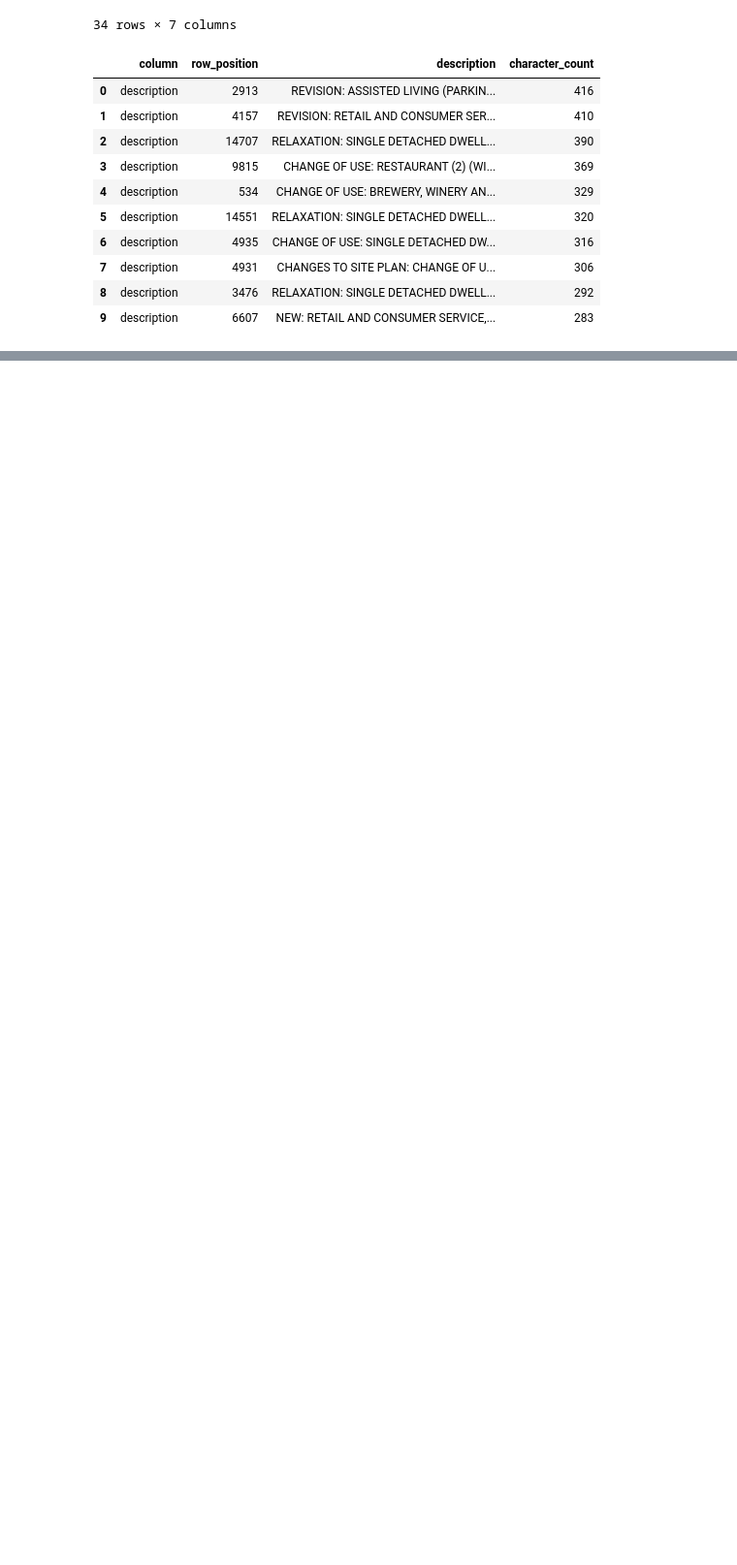
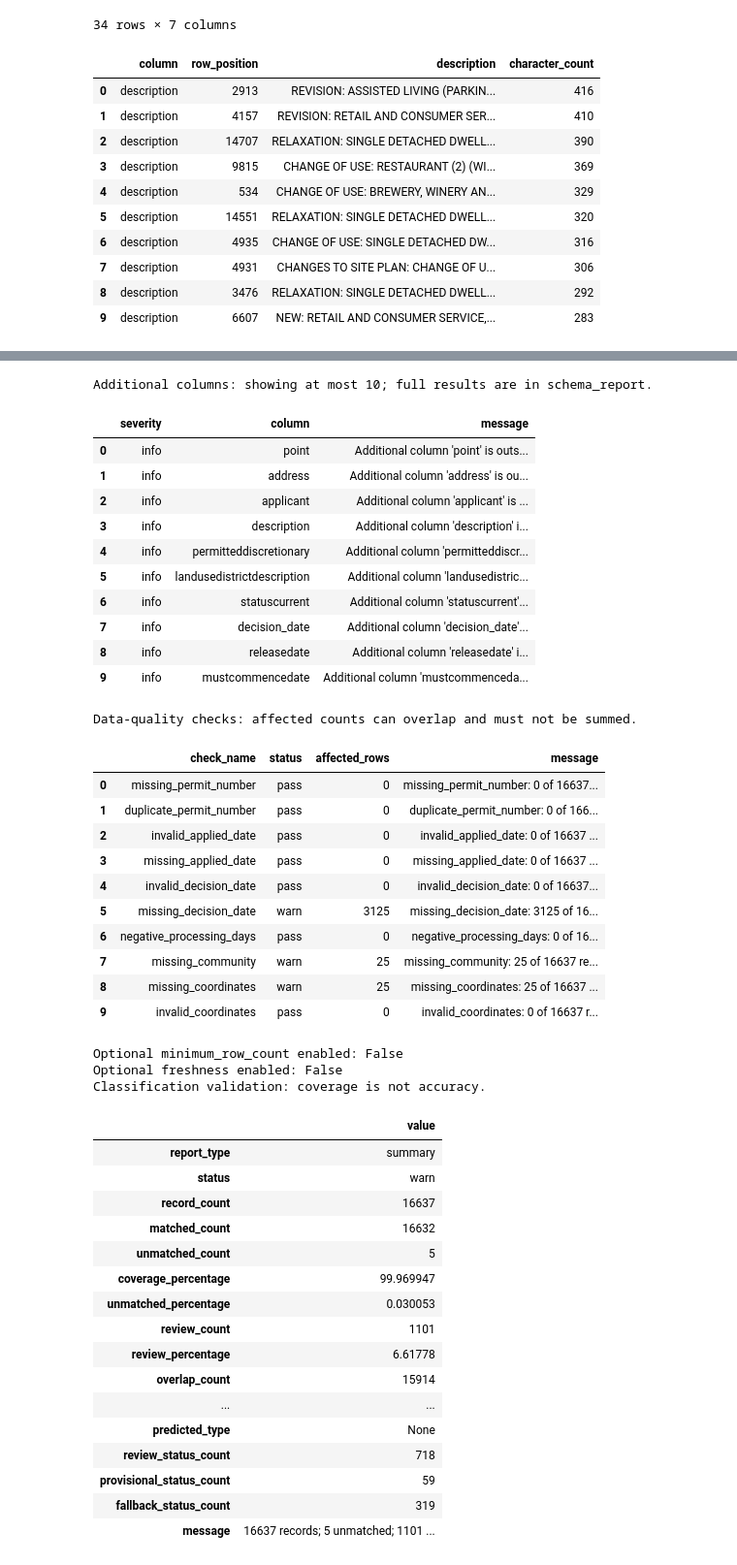
Before and after one commit to alby1976/Data110_DP_Activity, a Jupyter notebook: notebooks/01_permit_exploration.ipynb, the cells around one changed output, grey strips where cells are left out. Shown at 97% size. Drawn from its saved outputs; the diff is of its cells as text; code cells hidden in the pictures; blank space fills up the shorter version.

```diff
--- a/notebooks/01_permit_exploration.ipynb
+++ b/notebooks/01_permit_exploration.ipynb
@@ -486,30 +568,30 @@ Additional source and derived columns are informational. Missing prerequisites a
 
 No independent human-labelled audit sample is supplied here, so accuracy remains unknown and no confusion matrix is produced. Coverage and rule status labels do not establish accuracy.
 # %%
-validation_input = classified.copy(deep=True)
+validation_input = featured.copy(deep=True)
 quality_settings = config.raw["quality_checks"]
 schema_issues = SchemaValidator().validate(
-    classified, required_columns=quality_settings["required_columns"],
+    featured, required_columns=quality_settings["required_columns"],
 )
 schema_report = pd.DataFrame(
     [asdict(issue) for issue in schema_issues],
     columns=["severity", "column", "message"],
 )
-quality_results = DataQualityValidator().validate(classified, settings=quality_settings)
+quality_results = DataQualityValidator().validate(featured, settings=quality_settings)
 quality_report = pd.DataFrame(
     [asdict(result) for result in quality_results],
     columns=["check_name", "status", "affected_rows", "message"],
 )
-classification_validation = ClassificationValidator().validate(classified, rules=rules)
+classification_validation = ClassificationValidator().validate(featured, rules=rules)
 
-assert_frame_equal(classified, validation_input)
+assert_frame_equal(featured, validation_input)
 assert_frame_equal(cleaned, cleaned_before)
 assert_frame_equal(raw, raw_before)
 summary = classification_validation.loc[
     classification_validation["report_type"].eq("summary")
 ].iloc[0]
-assert int(summary["record_count"]) == len(classified)
-assert int(summary["matched_count"] + summary["unmatched_count"]) == len(classified)
+assert int(summary["record_count"]) == len(featured)
+assert int(summary["matched_count"] + summary["unmatched_count"]) == len(featured)
 
 print("Schema findings by severity (additional columns are informational):")
 display(schema_report.groupby("severity").size().rename("findings").to_frame())
@@ -527,3 +609,4 @@ print("Classification validation: coverage is not accuracy.")
 with pd.option_context("display.max_rows", None, "display.max_colwidth", 160):
     display(summary.to_frame("value"))
 print("All validation strategies preserved input records.")
+# %% [output]
@@ -529,0 +618,44 @@ print("All validation strategies preserved input records.")
+Additional columns: showing at most 10; full results are in schema_report.
+|  | severity | column | message |
+| 0 | info | point | Additional column 'point' is outs... |
+| 1 | info | address | Additional column 'address' is ou... |
+| 2 | info | applicant | Additional column 'applicant' is ... |
+| 3 | info | description | Additional column 'description' i... |
+| 4 | info | permitteddiscretionary | Additional column 'permitteddiscr... |
+| 5 | info | landusedistrictdescription | Additional column 'landusedistric... |
+| 6 | info | statuscurrent | Additional column 'statuscurrent'... |
+| 7 | info | decision_date | Additional column 'decision_date'... |
+| 8 | info | releasedate | Additional column 'releasedate' i... |
+| 9 | info | mustcommencedate | Additional column 'mustcommenceda... |
+Data-quality checks: affected counts can overlap and must not be summed.
+|  | check_name | status | affected_rows | message |
+| 0 | missing_permit_number | pass | 0 | missing_permit_number: 0 of 16637... |
+| 1 | duplicate_permit_number | pass | 0 | duplicate_permit_number: 0 of 166... |
+| 2 | invalid_applied_date | pass | 0 | invalid_applied_date: 0 of 16637 ... |
+| 3 | missing_applied_date | pass | 0 | missing_applied_date: 0 of 16637 ... |
+| 4 | invalid_decision_date | pass | 0 | invalid_decision_date: 0 of 16637... |
+| 5 | missing_decision_date | warn | 3125 | missing_decision_date: 3125 of 16... |
+| 6 | negative_processing_days | pass | 0 | negative_processing_days: 0 of 16... |
+| 7 | missing_community | warn | 25 | missing_community: 25 of 16637 re... |
+| 8 | missing_coordinates | warn | 25 | missing_coordinates: 25 of 16637 ... |
+| 9 | invalid_coordinates | pass | 0 | invalid_coordinates: 0 of 16637 r... |
+Optional minimum_row_count enabled: False
+Optional freshness enabled: False
+Classification validation: coverage is not accuracy.
+|  | value |
+| report_type | summary |
+| status | warn |
+| record_count | 16637 |
+| matched_count | 16632 |
+| unmatched_count | 5 |
+| coverage_percentage | 99.969947 |
+| unmatched_percentage | 0.030053 |
+| review_count | 1101 |
+| review_percentage | 6.61778 |
+| overlap_count | 15914 |
+| ... | ... |
+| predicted_type | None |
+| review_status_count | 718 |
+| provisional_status_count | 59 |
+| fallback_status_count | 319 |
+| message | 16637 records; 5 unmatched; 1101 ... |
```
Also changed, not shown: parts of 6 cells of this notebook, 4 other files.
